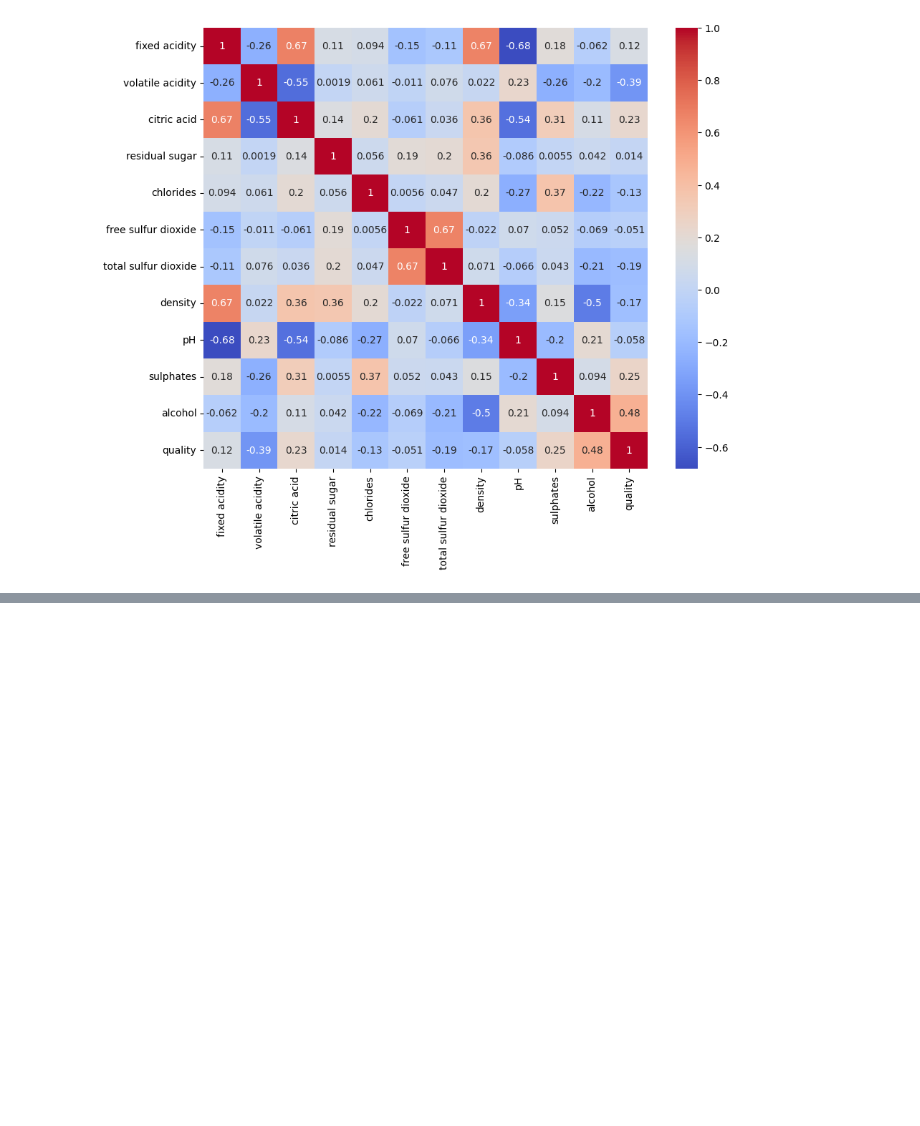
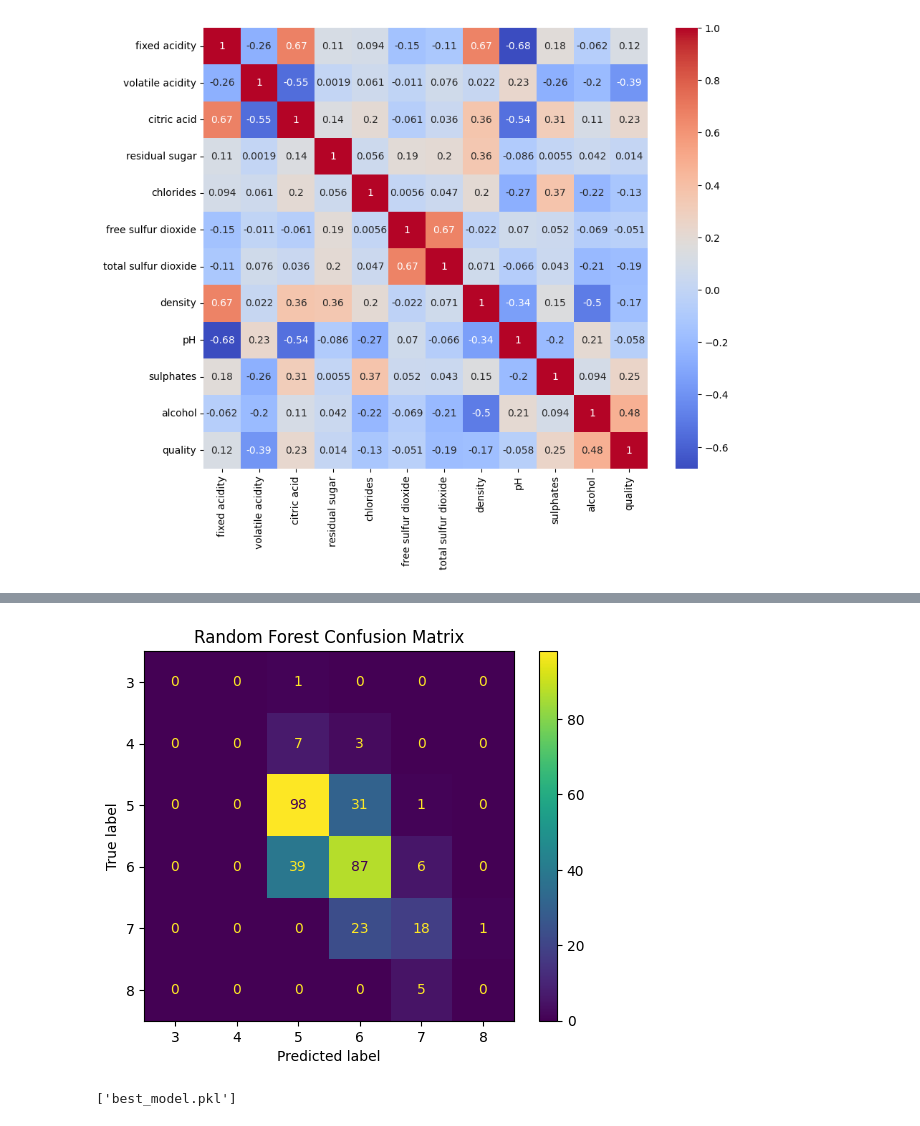
Before and after one commit to TanayKumar76/WineQualityPrediction-ML, a Jupyter notebook: wine.ipynb, the cells around one changed output, grey strips where cells are left out. Cells and saved outputs as stored; diff of their text form; code cells hidden in the pictures; blank space fills up the shorter version.

Commit message:
Add trained models, results and documentation

```diff
--- a/wine.ipynb
+++ b/wine.ipynb
@@ -64,3 +64,12 @@ from sklearn.preprocessing import StandardScaler
 scaler = StandardScaler()
 X_train = scaler.fit_transform(X_train)
 X_test = scaler.transform(X_test)
+# %%
+from sklearn.linear_model import LogisticRegression
+from sklearn.metrics import accuracy_score
+
+log_reg = LogisticRegression(max_iter=1000)
+log_reg.fit(X_train, y_train)
+y_pred_lr = log_reg.predict(X_test)
+
+print("Logistic Regression Accuracy:", accuracy_score(y_test, y_pred_lr))
@@ -66,0 +78,13 @@ X_test = scaler.transform(X_test)
+# %%
+from sklearn.ensemble import RandomForestClassifier
+from sklearn.model_selection import GridSearchCV
+
+rf = RandomForestClassifier(random_state=42)
+params = {'n_estimators': [100, 200],
+          'max_depth': [None, 10, 20]}
+grid = GridSearchCV(rf, params, cv=3, scoring='accuracy', n_jobs=-1)
+grid.fit(X_train, y_train)
+
+best_rf = grid.best_estimator_
+y_pred_rf = best_rf.predict(X_test)
+print("Random Forest Accuracy:", accuracy_score(y_test, y_pred_rf))
@@ -66,0 +116,14 @@ X_test = scaler.transform(X_test)
+# %%
+from sklearn.metrics import ConfusionMatrixDisplay
+import matplotlib.pyplot as plt
+
+ConfusionMatrixDisplay.from_estimator(best_rf, X_test, y_test)
+plt.title("Random Forest Confusion Matrix")
+plt.show()
+# %% [output]
+[figure, added]
+# %%
+import joblib
+joblib.dump(best_rf, "best_model.pkl")
+# %% [output]
+['best_model.pkl']
```
Also changed, not shown: parts of 3 cells of this notebook, 2 other files.
